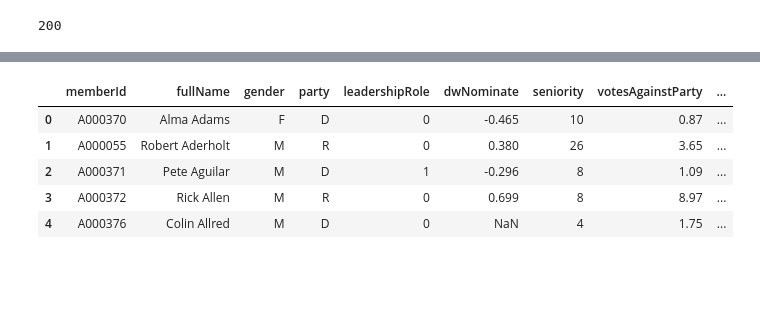
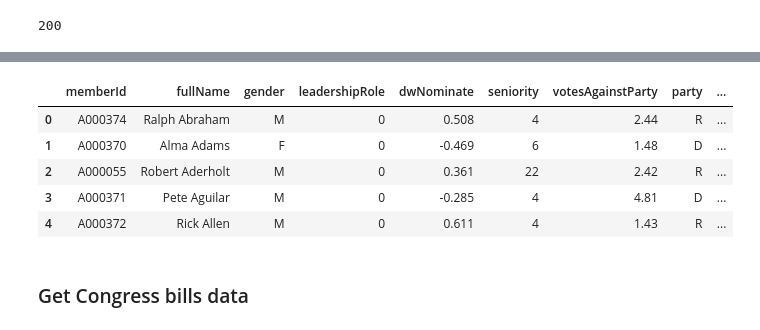
Before and after one commit to brianmulyadi/Designing-Data-Products, a Jupyter notebook: dataset.ipynb, the cells around one changed output, grey strips where cells are left out. Saved outputs shown, nothing was run; the diff lists cells and outputs as text; code cells hidden in the pictures; blank space fills up the shorter version.

```diff
--- a/dataset.ipynb
+++ b/dataset.ipynb
@@ -9,9 +13,9 @@ import requests
 from datetime import datetime
 from datetime import date
 # %%
-# connect to ProPublica API
-headers={'X-API-Key':'Guj6tsYRzPYaWECtImyu0NVttV3CrKbmD4NfXqHv'}
-url = 'https://api.propublica.org/congress/v1/117/bills/hr1.json'
+# connect to ProPublica API and test connection
+headers={'X-API-Key':''}
+url = 'https://api.propublica.org/congress/v1/115/bills/hr7401.json'
 response = requests.get(url, headers=headers)
 print(response.status_code)
 # %% [output]
@@ -19,10 +25,10 @@ print(response.status_code)
 # %%
 # get congress members data
-member_url = 'https://api.propublica.org/congress/v1/117/house/members.json'
+member_url = 'https://api.propublica.org/congress/v1/115/house/members.json'
 response = requests.get(member_url, headers=headers)
 json = response.json()
 
-# generate list and enter into dataframe
+# generate empty list to be appended
 memberId = []
 fullName= []
 dateOfBirth = []
@@ -33,8 +39,7 @@ dwNominate = []
 seniority = []
 votesAgainstParty = []
 
-foo = 1
-
+# create for loop to append data frame
 for x in json['results'][0]['members']:
   memberId.append(x['id'])
   fullName.append(x['first_name'] + " " + x['last_name'])
@@ -46,11 +51,8 @@ for x in json['results'][0]['members']:
   seniority.append(x['seniority'])
   votesAgainstParty.append(x.get('votes_against_party_pct'))
 
-# convert dateofBirth to age
-
-#
-
-member_list = list(zip(memberId, fullName, dateOfBirth, gender, party, leadershipRole, dwNominate, seniority, votesAgainstParty))
-memberDf = pd.DataFrame(member_list, columns=['memberId', 'fullName', 'dateOfBirth', 'gender', 'party', 'leadershipRole', 'dwNominate', 'seniority', 'votesAgainstParty'])
+# removed field 'party' from the dataframe due to overlap with sponsorParty from bills API
+member_list = list(zip(memberId, fullName, dateOfBirth, gender, leadershipRole, dwNominate, seniority, votesAgainstParty,party))
+memberDf = pd.DataFrame(member_list, columns=['memberId', 'fullName', 'dateOfBirth', 'gender', 'leadershipRole', 'dwNominate', 'seniority', 'votesAgainstParty','party'])
 memberDf.head()
 # %% [output]
@@ -102,12 +104,17 @@ memberDf.head()
 # %%
-# change leadershipRole to boolean
+# change categorical variables into boolean values
 memberDf['leadershipRole'] = np.where(memberDf['leadershipRole'].isnull(), 0, 1)
+memberDf['dwNominate'] = memberDf['dwNominate'].fillna(0)
+memberDf['votesAgainstParty'] = memberDf['votesAgainstParty'].fillna(0)
+
 memberDf.head()
 # %% [output]
-|  | memberId | fullName | gender | party | leadershipRole | dwNominate | seniority | votesAgainstParty | ... |
-| 0 | A000370 | Alma Adams | F | D | 0 | -0.465 | 10 | 0.87 | ... |
-| 1 | A000055 | Robert Aderholt | M | R | 0 | 0.380 | 26 | 3.65 | ... |
-| 2 | A000371 | Pete Aguilar | M | D | 1 | -0.296 | 8 | 1.09 | ... |
-| 3 | A000372 | Rick Allen | M | R | 0 | 0.699 | 8 | 8.97 | ... |
-| 4 | A000376 | Colin Allred | M | D | 0 | NaN | 4 | 1.75 | ... |
+|  | memberId | fullName | gender | leadershipRole | dwNominate | seniority | votesAgainstParty | party | ... |
+| 0 | A000374 | Ralph Abraham | M | 0 | 0.508 | 4 | 2.44 | R | ... |
+| 1 | A000370 | Alma Adams | F | 0 | -0.469 | 6 | 1.48 | D | ... |
+| 2 | A000055 | Robert Aderholt | M | 0 | 0.361 | 22 | 2.42 | R | ... |
+| 3 | A000371 | Pete Aguilar | M | 0 | -0.285 | 4 | 4.81 | D | ... |
+| 4 | A000372 | Rick Allen | M | 0 | 0.611 | 4 | 1.43 | R | ... |
+# %% [markdown]
+### Get Congress bills data
 # %%
```
Also changed, not shown: parts of 19 cells of this notebook.
